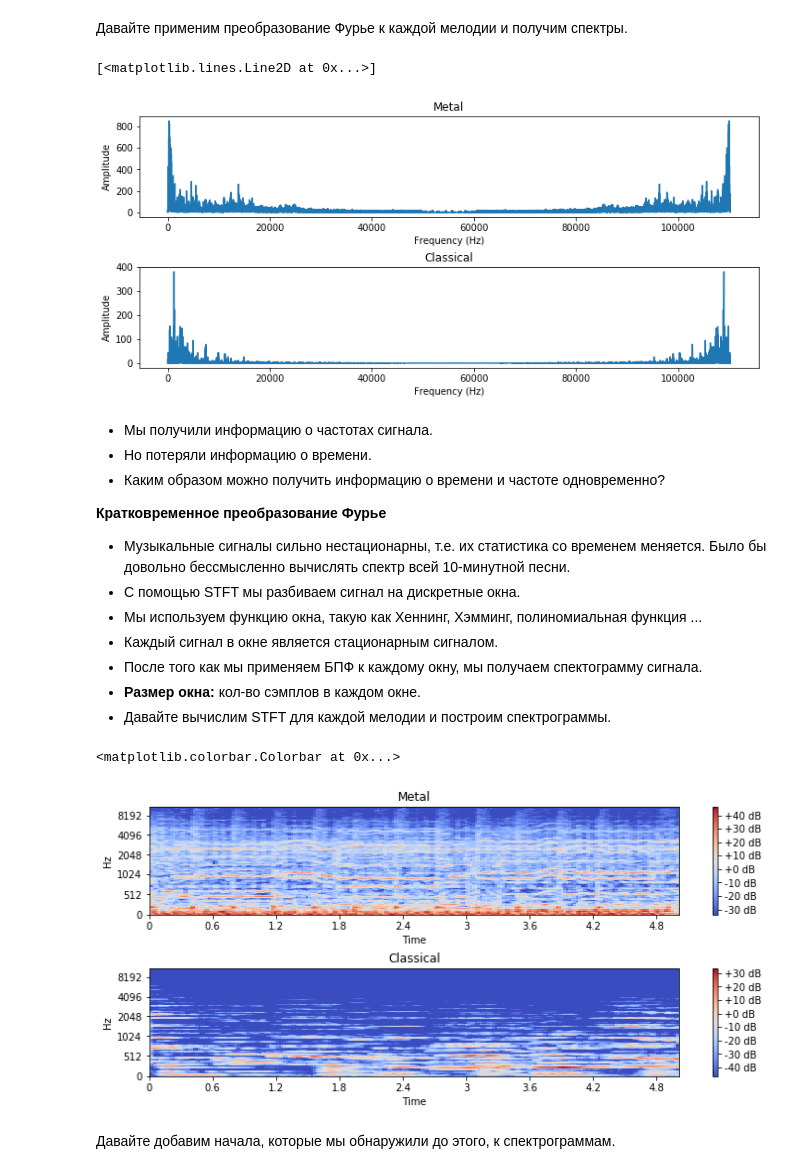
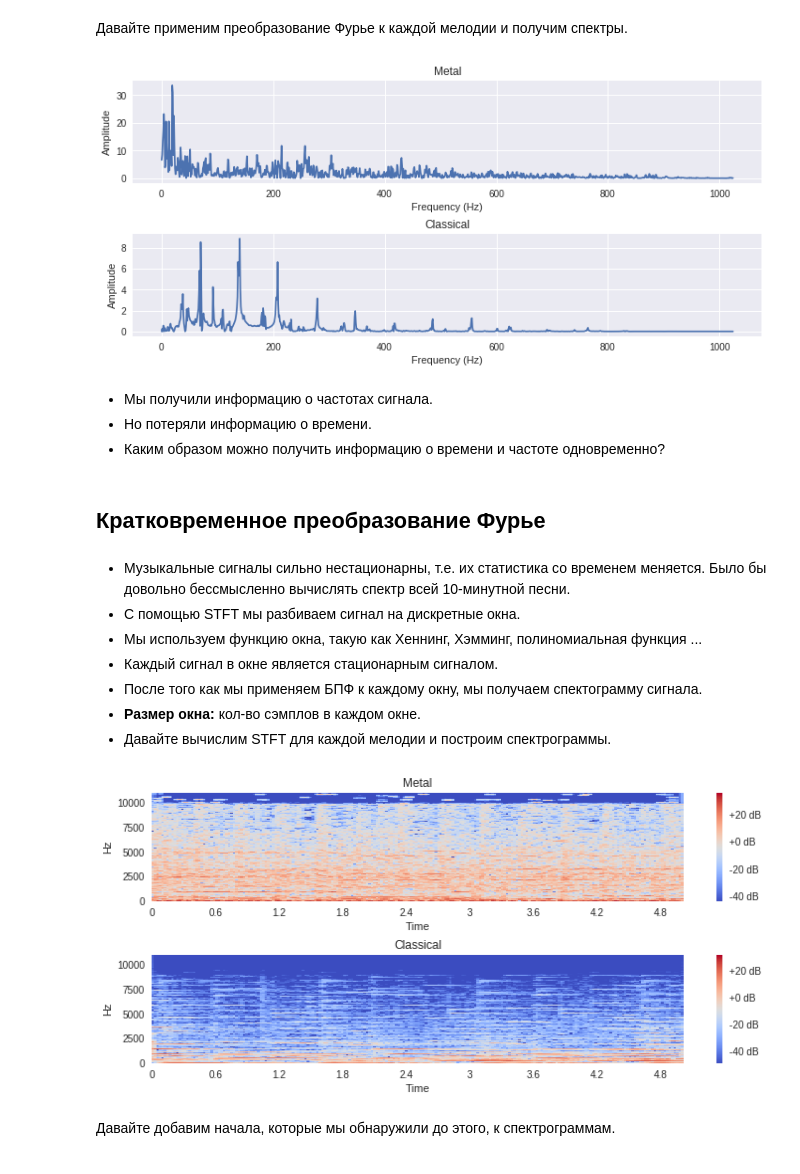
Before and after one commit to lbuklya/audio_workshop, a Jupyter notebook: notebooks/workshop.ipynb, the cells around one changed output. Drawn from its saved outputs; the diff is of its cells as text; code cells hidden in the pictures.

```diff
--- a/notebooks/workshop.ipynb
+++ b/notebooks/workshop.ipynb
@@ -1,3 +87,9 @@
+# %%
+PROJECT_DIR = 'audio_workshop'
+DATA_DIR = os.path.join(PROJECT_DIR, 'data')
+GENRES_DATA_DIR = os.path.join(DATA_DIR, 'genres')
+
+GENRES = os.listdir(GENRES_DATA_DIR)
 # %% [markdown]
 # Как люди распознают музыку?
 # %% [markdown]
@@ -61,8 +126,8 @@ Using TensorFlow backend.
 # %%
 sampling_rate=22050
 
-x_metal,sr=librosa.load("data/genres/metal/metal.00001.wav",sr=sampling_rate,mono=True,duration=5.0)
-x_classical,sr=librosa.load("data/genres/classical/classical.00001.wav",sr=sampling_rate,mono=True,duration=5.0)
+x_metal,sr=librosa.load(os.path.join(GENRES_DATA_DIR,'metal/metal.00001.wav'),sr=sampling_rate,mono=True,duration=5.0)
+x_classical,sr=librosa.load(os.path.join(GENRES_DATA_DIR,'classical/classical.00001.wav'),sr=sampling_rate,mono=True,duration=5.0)
 # %%
 print("Массив сэмплов мелодии жанра metal:(размер={})\n{}:\n ".format(x_metal.shape,x_metal))
 print("Массив сэмплов мелодии классического жанра:(размер={})\n{}".format(x_classical.shape,x_classical))
@@ -238,34 +306,37 @@ ipd.Audio(x_classical + clicks, rate=sampling_rate)
 Давайте применим преобразование Фурье к каждой мелодии и получим спектры.
 # %%
 # Fourier Transform and Spectrum
+
+window_size=2048
 
 fig=plt.figure(figsize=(12,5))
 fig.subplots_adjust(hspace=.5)
 
 plt.subplot(2,1,1)
-FFT_Metal=scipy.fft(x_metal)
+FFT_Metal=librosa.stft(x_metal, window_size)
 FFT_Metal_Mag=np.absolute(FFT_Metal)
 plt.xlabel("Frequency (Hz)")
 plt.ylabel("Amplitude")
 plt.title('Metal')
-plt.plot(FFT_Metal_Mag)
+plt.plot(FFT_Metal_Mag[:,0])
 
 plt.subplot(2,1,2)
-FFT_Classical=scipy.fft(x_classical)
+FFT_Classical=librosa.stft(x_classical, window_size)
 FFT_Classical_Mag=np.absolute(FFT_Classical)
 plt.xlabel("Frequency (Hz)")
 plt.ylabel("Amplitude")
 plt.title('Classical')
-plt.plot(FFT_Classical_Mag)
+plt.plot(FFT_Classical_Mag[:,0]);
 # %% [output]
-[<matplotlib.lines.Line2D at 0x...>]
-[figure, old version]
+[figure, new version]
+# %% [markdown]
+* Мы получили информацию о частотах сигнала.
+* Но потеряли информацию о времени.
+* Каким образом можно получить информацию о времени и частоте одновременно?
+# %% [markdown]
+## Кратковременное преобразование Фурье
 # %% [markdown]
-* Мы получили информацию о частотах сигнала.
-* Но потеряли информацию о времени.
-* Каким образом можно получить информацию о времени и частоте одновременно?
 
-**Кратковременное преобразование Фурье**
 
 * Музыкальные сигналы сильно нестационарны, т.е. их статистика со временем меняется. Было бы довольно бессмысленно вычислять спектр всей 10-минутной песни.
 * С помощью STFT мы разбиваем сигнал на дискретные окна.
@@ -277,27 +348,24 @@ plt.plot(FFT_Classical_Mag)
 # %%
 #Short-Time Fourier Transform and Spectogram
 
-window_size=2048
-
-fig=plt.figure(figsize=(12,5))
-fig.subplots_adjust(hspace=.5)
+fig=plt.figure(figsize=(12,5));
+fig.subplots_adjust(hspace=.5);
 
 plt.subplot(2,1,1)
-S = librosa.feature.melspectrogram(x_metal, sr=sampling_rate, n_fft=window_size)
+S = abs(librosa.stft(x_metal, n_fft=window_size))
 logS = librosa.amplitude_to_db(S)
 plt.title('Metal')
-librosa.display.specshow(logS, sr=sampling_rate, x_axis='time', y_axis='mel')
-plt.colorbar(format='%+2.0f dB')
+librosa.display.specshow(logS, sr=sampling_rate, x_axis='time', y_axis='hz');
+plt.colorbar(format='%+2.0f dB');
 
 plt.subplot(2,1,2)
-S2 = librosa.feature.melspectrogram(x_classical, sr=sampling_rate, n_fft=window_size)
+S2 = abs(librosa.stft(x_classical, n_fft=window_size))
 logS2 = librosa.amplitude_to_db(S2)
 plt.title('Classical')
-librosa.display.specshow(logS2, sr=sampling_rate, x_axis='time', y_axis='mel')
-plt.colorbar(format='%+2.0f dB')
+librosa.display.specshow(logS2, sr=sampling_rate, x_axis='time', y_axis='hz');
+plt.colorbar(format='%+2.0f dB');
 # %% [output]
-<matplotlib.colorbar.Colorbar at 0x...>
-[figure, old version]
+[figure, new version]
 # %% [markdown]
 Давайте добавим начала, которые мы обнаружили до этого, к спектрограммам.
 # %%
```
Also changed, not shown: parts of 105 cells of this notebook, 1 other file.
